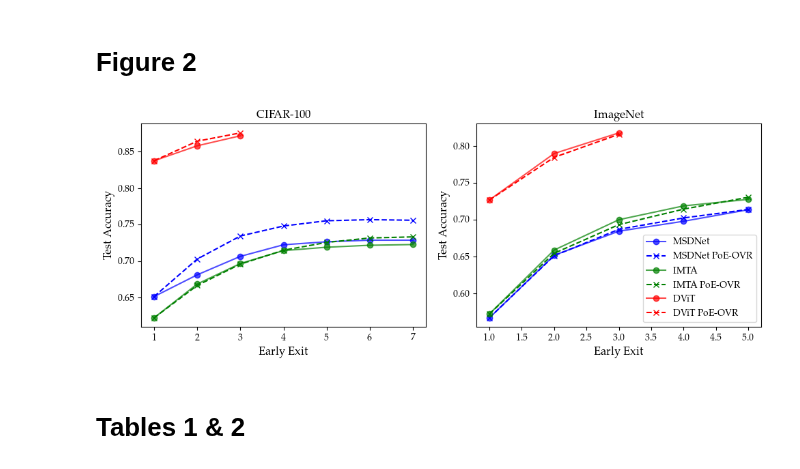
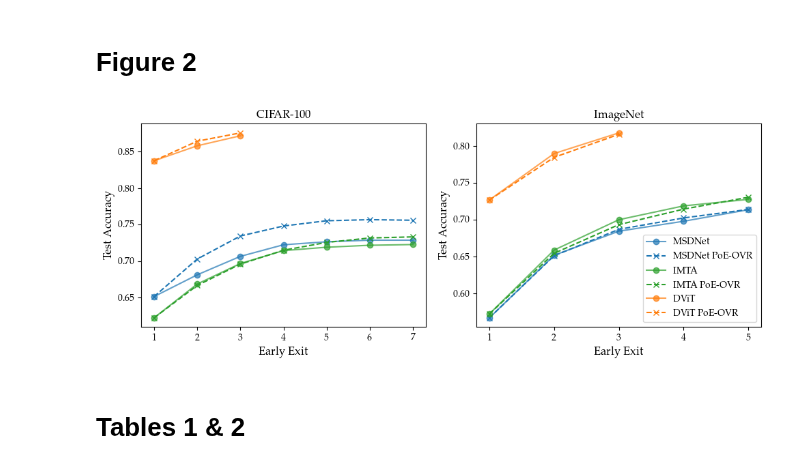
Before and after one commit to metodj/MSDNet-PyTorch, a Jupyter notebook: paper_plots.ipynb, the cells around one changed output. Saved outputs shown, nothing was run; the diff lists cells and outputs as text; code cells hidden in the pictures.

```diff
--- a/paper_plots.ipynb
+++ b/paper_plots.ipynb
@@ -98,8 +99,8 @@ msp = {i: torch.max(probs, dim=2).values[i, :] for i in range(L)}
 #     plt.title(f'{i}')
 #     plt.show()
 # %%
-FONT_SIZE = 12
-plt.rcParams.update({'font.size': FONT_SIZE})
+# FONT_SIZE = 12
+# plt.rcParams.update({'font.size': FONT_SIZE})
 
 PLOT_TYPE = 'Modal Probability'
 # PLOT_TYPE = 'Ground-Truth Probability'
@@ -109,7 +110,7 @@ early_exits = [i + 1 for i in range(L)]
 
 ax[0].plot(early_exits, acc, label='NN', marker='o')
 ax[0].set_xlabel('Early Exit')
-ax[0].set_ylabel('Test Accuracy')
+ax[0].set_ylabel('Test Accuracy [\%]')
 ax[0].set_xticks(early_exits)
 
 ax[1].set_xlabel('Early Exit')
@@ -126,7 +127,7 @@ ax[1].set_xticks(early_exits)
 
 THRESHOLDS = [-0.01, -0.1, -0.2, -0.5]
 ax[2].set_xlabel('Max Probability Decrease')
-ax[2].set_ylabel('% of Test Samples')
+ax[2].set_ylabel('\% of Test Samples')
 if PLOT_TYPE == 'Modal Probability':
     probs_decrase = modal_probs_decreasing(preds, probs, L, N=N, diffs_type="all", thresholds=THRESHOLDS)
 elif PLOT_TYPE == 'Ground-Truth Probability':
@@ -137,9 +138,11 @@ ax[2].plot(probs_decrase.keys(), probs_decrase.values(), marker='o')
 ax[2].set_xticks(list(probs_decrase.keys()))
 ax[2].tick_params(labelsize=11, axis='x')
 ax[2].set_ylim([0., 85.])
+# ax[2].set_ylabel('\% of Test Samples')
+ax[2].axhline(y=0, color="tab:red", linewidth=4, linestyle='--')
 
 plt.tight_layout()
-# plt.savefig(f'figures/figure_1_{PLOT_TYPE}.pdf', dpi=1200)
+plt.savefig(f'figures/figure_1_{PLOT_TYPE}.pdf', dpi=1200)
 plt.show()
 # %% [output]
 {0.01: 67.36999999999999, 0.1: 49.78, 0.2: 41.67, 0.5: 23.150000000000002}
@@ -172,44 +175,48 @@ IMAGE_NET_DICT = {"MSDNet": [0.5663, 0.6514, 0.6842, 0.6977, 0.7134],
                   "IMTA PoE-OVR": [0.5716, 0.6541, 0.6931, 0.7142, 0.7304],
                   "DViT": [0.7267, 0.7899, 0.818],
                   "DViT PoE-OVR": [0.7267, 0.7847, 0.816]}
+# %%
+COLOR_DICT = {"MSDNet": "tab:blue", "IMTA": "tab:green", "DViT": "tab:orange"}
 # %%
 # sns.set_theme()
 # FONT_SIZE = 11
 # plt.rcParams.update({'font.size': FONT_SIZE})
 
 fig, ax = plt.subplots(1, 2, figsize=(10, 4))
 
-ax[0].plot(list(range(1, len(CIFAR_100_DICT["MSDNet"]) + 1)), CIFAR_100_DICT["MSDNet"], label='MSDNet', marker='o', color='blue', alpha=0.7)
-ax[0].plot(list(range(1, len(CIFAR_100_DICT["MSDNet PoE-OVR"]) + 1)), CIFAR_100_DICT["MSDNet PoE-OVR"], label='MSDNet PoE-OVR', marker='x', color='blue', linestyle='--')
-ax[0].plot(list(range(1, len(CIFAR_100_DICT["IMTA"]) + 1)), CIFAR_100_DICT["IMTA"], label='IMTA', marker='o', color='green', alpha=0.7)
-ax[0].plot(list(range(1, len(CIFAR_100_DICT["IMTA PoE-OVR"]) + 1)), CIFAR_100_DICT["IMTA PoE-OVR"], label='IMTA PoE-OVR', marker='x', color='green', linestyle='--')
-ax[0].plot(list(range(1, len(CIFAR_100_DICT["DViT"]) + 1)), CIFAR_100_DICT["DViT"], label='DViT', marker='o', color='red', alpha=0.7)
-ax[0].plot(list(range(1, len(CIFAR_100_DICT["DViT PoE-OVR"]) + 1)), CIFAR_100_DICT["DViT PoE-OVR"], label='DViT PoE-OVR', marker='x', color='red', linestyle='--')
+ax[0].plot(list(range(1, len(CIFAR_100_DICT["MSDNet"]) + 1)), CIFAR_100_DICT["MSDNet"], label='MSDNet', marker='o', color=COLOR_DICT["MSDNet"], alpha=0.7)
+ax[0].plot(list(range(1, len(CIFAR_100_DICT["MSDNet PoE-OVR"]) + 1)), CIFAR_100_DICT["MSDNet PoE-OVR"], label='MSDNet PoE-OVR', marker='x', color=COLOR_DICT["MSDNet"], linestyle='--')
+ax[0].plot(list(range(1, len(CIFAR_100_DICT["IMTA"]) + 1)), CIFAR_100_DICT["IMTA"], label='IMTA', marker='o', color=COLOR_DICT["IMTA"], alpha=0.7)
+ax[0].plot(list(range(1, len(CIFAR_100_DICT["IMTA PoE-OVR"]) + 1)), CIFAR_100_DICT["IMTA PoE-OVR"], label='IMTA PoE-OVR', marker='x', color=COLOR_DICT["IMTA"], linestyle='--')
+ax[0].plot(list(range(1, len(CIFAR_100_DICT["DViT"]) + 1)), CIFAR_100_DICT["DViT"], label='DViT', marker='o', color=COLOR_DICT["DViT"], alpha=0.7)
+ax[0].plot(list(range(1, len(CIFAR_100_DICT["DViT PoE-OVR"]) + 1)), CIFAR_100_DICT["DViT PoE-OVR"], label='DViT PoE-OVR', marker='x', color=COLOR_DICT["DViT"], linestyle='--')
 ax[0].set_xlabel('Early Exit')
 ax[0].set_ylabel('Test Accuracy')
 ax[0].set_title('CIFAR-100')
+ax[0].set_xticks([x for x in range(1, 8)])
 # ax[0].legend()
 
 
 
-ax[1].plot(list(range(1, len(IMAGE_NET_DICT["MSDNet"]) + 1)), IMAGE_NET_DICT["MSDNet"], label='MSDNet', marker='o', color='blue', alpha=0.7)
-ax[1].plot(list(range(1, len(IMAGE_NET_DICT["MSDNet PoE-OVR"]) + 1)), IMAGE_NET_DICT["MSDNet PoE-OVR"], label='MSDNet PoE-OVR', marker='x', color='blue', linestyle='--')
-ax[1].plot(list(range(1, len(IMAGE_NET_DICT["IMTA"]) + 1)), IMAGE_NET_DICT["IMTA"], label='IMTA', marker='o', color='green', alpha=0.7)
-ax[1].plot(list(range(1, len(IMAGE_NET_DICT["IMTA PoE-OVR"]) + 1)), IMAGE_NET_DICT["IMTA PoE-OVR"], label='IMTA PoE-OVR', marker='x', color='green', linestyle='--')
-ax[1].plot(list(range(1, len(IMAGE_NET_DICT["DViT"]) + 1)), IMAGE_NET_DICT["DViT"], label='DViT', marker='o', color='red', alpha=0.7)
-ax[1].plot(list(range(1, len(IMAGE_NET_DICT["DViT PoE-OVR"]) + 1)), IMAGE_NET_DICT["DViT PoE-OVR"], label='DViT PoE-OVR', marker='x', color='red', linestyle='--')
+ax[1].plot(list(range(1, len(IMAGE_NET_DICT["MSDNet"]) + 1)), IMAGE_NET_DICT["MSDNet"], label='MSDNet', marker='o', color=COLOR_DICT["MSDNet"], alpha=0.7)
+ax[1].plot(list(range(1, len(IMAGE_NET_DICT["MSDNet PoE-OVR"]) + 1)), IMAGE_NET_DICT["MSDNet PoE-OVR"], label='MSDNet PoE-OVR', marker='x', color=COLOR_DICT["MSDNet"], linestyle='--')
+ax[1].plot(list(range(1, len(IMAGE_NET_DICT["IMTA"]) + 1)), IMAGE_NET_DICT["IMTA"], label='IMTA', marker='o', color=COLOR_DICT["IMTA"], alpha=0.7)
+ax[1].plot(list(range(1, len(IMAGE_NET_DICT["IMTA PoE-OVR"]) + 1)), IMAGE_NET_DICT["IMTA PoE-OVR"], label='IMTA PoE-OVR', marker='x', color=COLOR_DICT["IMTA"], linestyle='--')
+ax[1].plot(list(range(1, len(IMAGE_NET_DICT["DViT"]) + 1)), IMAGE_NET_DICT["DViT"], label='DViT', marker='o', color=COLOR_DICT["DViT"], alpha=0.7)
+ax[1].plot(list(range(1, len(IMAGE_NET_DICT["DViT PoE-OVR"]) + 1)), IMAGE_NET_DICT["DViT PoE-OVR"], label='DViT PoE-OVR', marker='x', color=COLOR_DICT["DViT"], linestyle='--')
 ax[1].set_xlabel('Early Exit')
 ax[1].set_ylabel('Test Accuracy')
 ax[1].set_title('ImageNet')
 # ax[1].legend(fontsize=11)
+ax[1].set_xticks([x for x in range(1, 6)])
 ax[1].legend()
 
 
 plt.tight_layout()
 plt.savefig(f'figures/figure_2.pdf')
 plt.show()
 # %% [output]
-[figure, old version]
+[figure, new version]
 # %% [markdown]
 # Tables 1 & 2
 # %%
```
Also changed, not shown: parts of 7 cells of this notebook, 1 other file.
